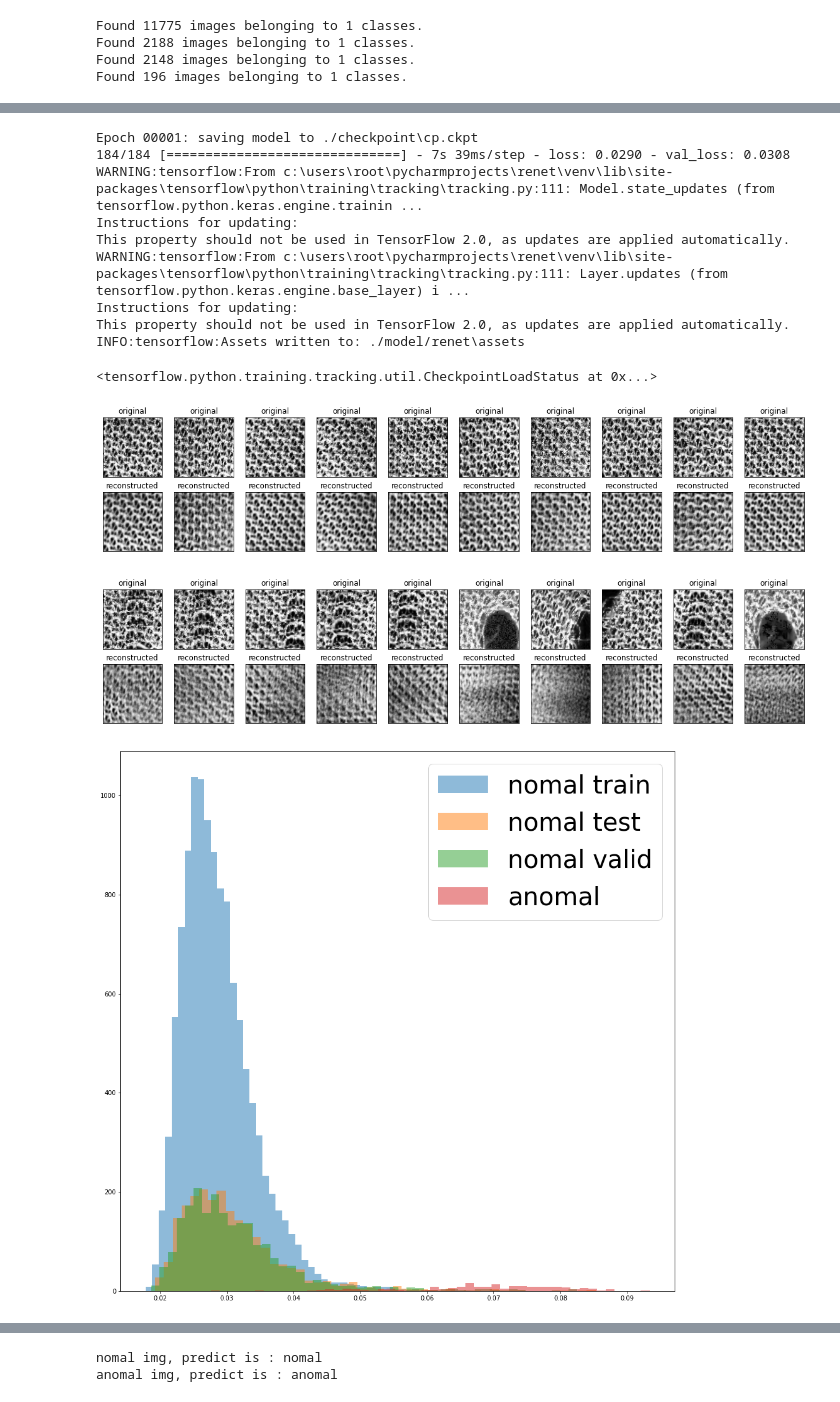
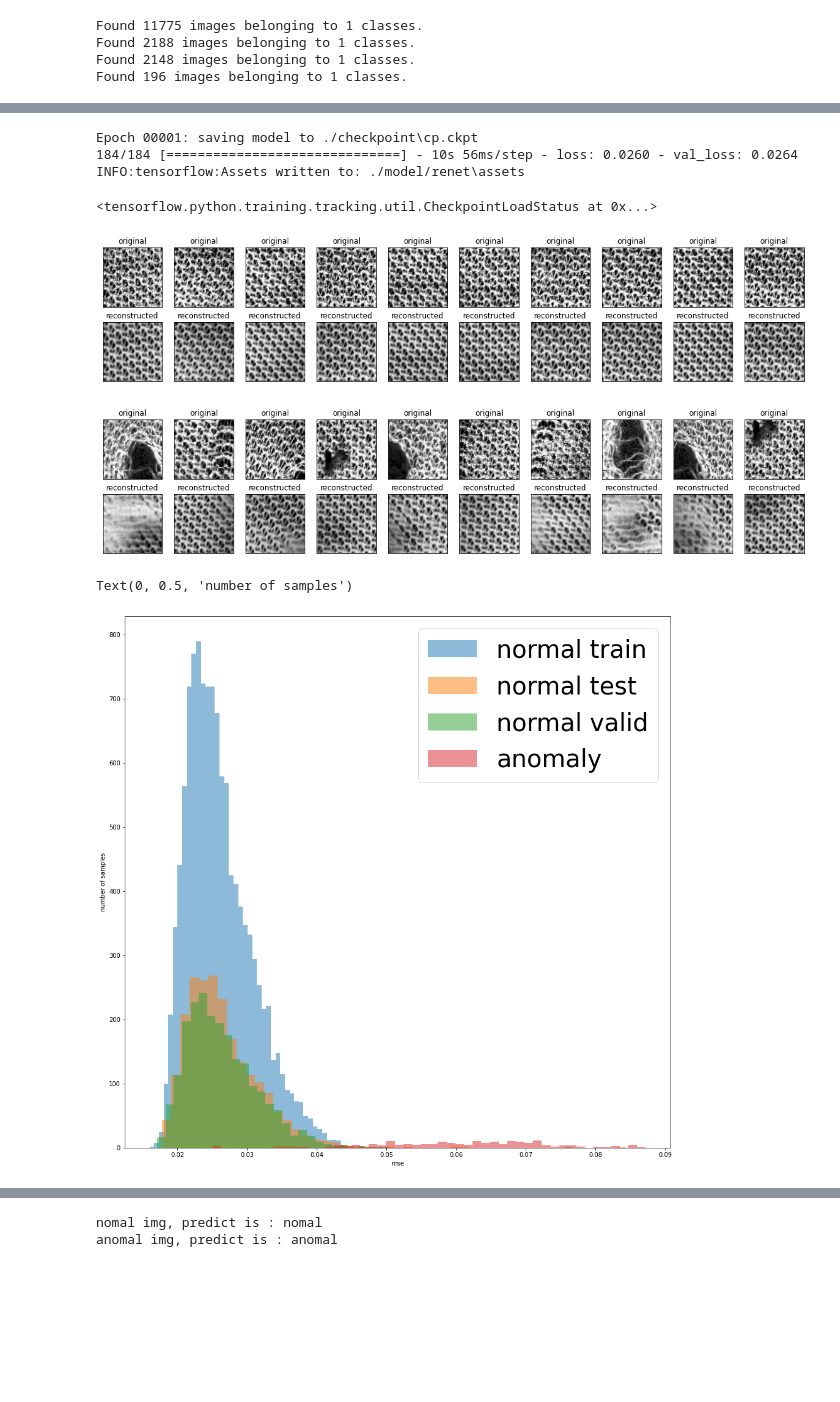
Before and after one commit to conflick0/ReNet, a Jupyter notebook: renet.ipynb, the cells around one changed output, grey strips where cells are left out. Saved outputs shown, nothing was run; the diff lists cells and outputs as text; code cells hidden in the pictures; blank space fills up the shorter version.

```diff
--- a/renet.ipynb
+++ b/renet.ipynb
@@ -56,17 +56,29 @@ class ReNet(Model):
     def __init__(self):
         super(ReNet, self).__init__()
         self.encoder = tf.keras.Sequential([
+            layers.Conv2D(8, 3, activation='relu', padding='same', strides=2),
+            layers.Conv2D(16, 3, activation='relu'),
+            layers.Conv2D(16, 3, activation='relu', padding='same', strides=2),
+            layers.Conv2D(16, 3, activation='relu', padding='same', strides=2),
+            layers.Conv2D(32, 3, activation='relu', padding='same', strides=2),
+            layers.Conv2D(64, 3, activation='relu'),
             layers.Flatten(),
-            layers.Dense(512, activation='relu'),
             layers.Dense(256, activation='relu'),
             layers.Dense(128, activation='relu'),
+
         ])
 
         self.decoder = tf.keras.Sequential([
             layers.Dense(256, activation='relu'),
-            layers.Dense(512, activation='relu'),
-            layers.Dense(10000, activation='sigmoid'),
-            layers.Reshape((100, 100, 1))
+            layers.Dense(1024, activation='relu'),
+            layers.Reshape((4,4,64)),
+            layers.Conv2DTranspose(64, 3, activation='relu'),
+            layers.Conv2DTranspose(32, 3, strides=2, activation='relu', padding='same'),
+             layers.Conv2DTranspose(16, 3, strides=2, activation='relu', padding='same'),
+            layers.Conv2DTranspose(16, 3, strides=2, activation='relu', padding='same'),
+            layers.Conv2DTranspose(16, 3, activation='relu'),
+            layers.Conv2DTranspose(8, 3, strides=2, activation='relu', padding='same'),
+            layers.Conv2D(1, 3, activation='relu', padding='same'),
         ])
 
     def call(self, x):
@@ -74,4 +86,8 @@ class ReNet(Model):
         decoded = self.decoder(encoded)
         return decoded
 
+
 renet = ReNet()
+renet.build((64,100,100,1))
+renet.encoder.summary()
+renet.decoder.summary()
@@ -96,13 +130,7 @@ renet.fit(train_gen,
 renet.save('./model/renet')
 # %% [output]
 Epoch 00001: saving model to ./checkpoint\cp.ckpt
-184/184 [==============================] - 7s 39ms/step - loss: 0.0290 - val_loss: 0.0308
-WARNING:tensorflow:From c:\users\root\pycharmprojects\renet\venv\lib\site-packages\tensorflow\python\training\tracking\tracking.py:111: Model.state_updates (from tensorflow.python.keras.engine.trainin ...
-Instructions for updating:
-This property should not be used in TensorFlow 2.0, as updates are applied automatically.
-WARNING:tensorflow:From c:\users\root\pycharmprojects\renet\venv\lib\site-packages\tensorflow\python\training\tracking\tracking.py:111: Layer.updates (from tensorflow.python.keras.engine.base_layer) i ...
-Instructions for updating:
-This property should not be used in TensorFlow 2.0, as updates are applied automatically.
+184/184 [==============================] - 10s 56ms/step - loss: 0.0260 - val_loss: 0.0264
 INFO:tensorflow:Assets written to: ./model/renet\assets
 # %%
 checkpoint_path = "./checkpoint/cp.ckpt"
@@ -136,14 +164,14 @@ encoded_imgs = renet.encoder(xs).numpy()
 decoded_imgs = renet.decoder(encoded_imgs).numpy()
 show_imgs(xs, decoded_imgs)
 # %% [output]
-[figure, old version]
+[figure, new version]
 # %%
 xs, ys = next(an_gen)
 encoded_imgs = renet.encoder(xs).numpy()
 decoded_imgs = renet.decoder(encoded_imgs).numpy()
 show_imgs(xs, decoded_imgs)
 # %% [output]
-[figure, old version]
+[figure, new version]
 # %%
 def cal_mse_losses(model, gen, batch_size):
     losses = []
@@ -162,13 +190,16 @@ test_loss = cal_mse_losses(renet, test_gen, batch_size)
 val_loss = cal_mse_losses(renet, val_gen, batch_size)
 # %%
 losses = [train_loss, test_loss, val_loss, anomal_losses]
-titles = ['nomal train', 'nomal test', 'nomal valid', 'anomal']
+titles = ['normal train', 'normal test', 'normal valid', 'anomaly']
 plt.figure(figsize=(16, 16))
 for i, (t, l) in enumerate(zip(titles, losses)):
     plt.hist(l, 50, histtype='bar', label=t, alpha=0.5)
     plt.legend(fontsize=40)
+plt.xlabel('mse')
+plt.ylabel('number of samples')
 # %% [output]
+Text(0, 0.5, 'number of samples')
-[figure, old version]
+[figure, new version]
 # %%
 def cal_acc(losses, threshold, is_nomal):
     losses = np.array(losses)
```
Also changed, not shown: parts of 3 cells of this notebook, 6 other files.
